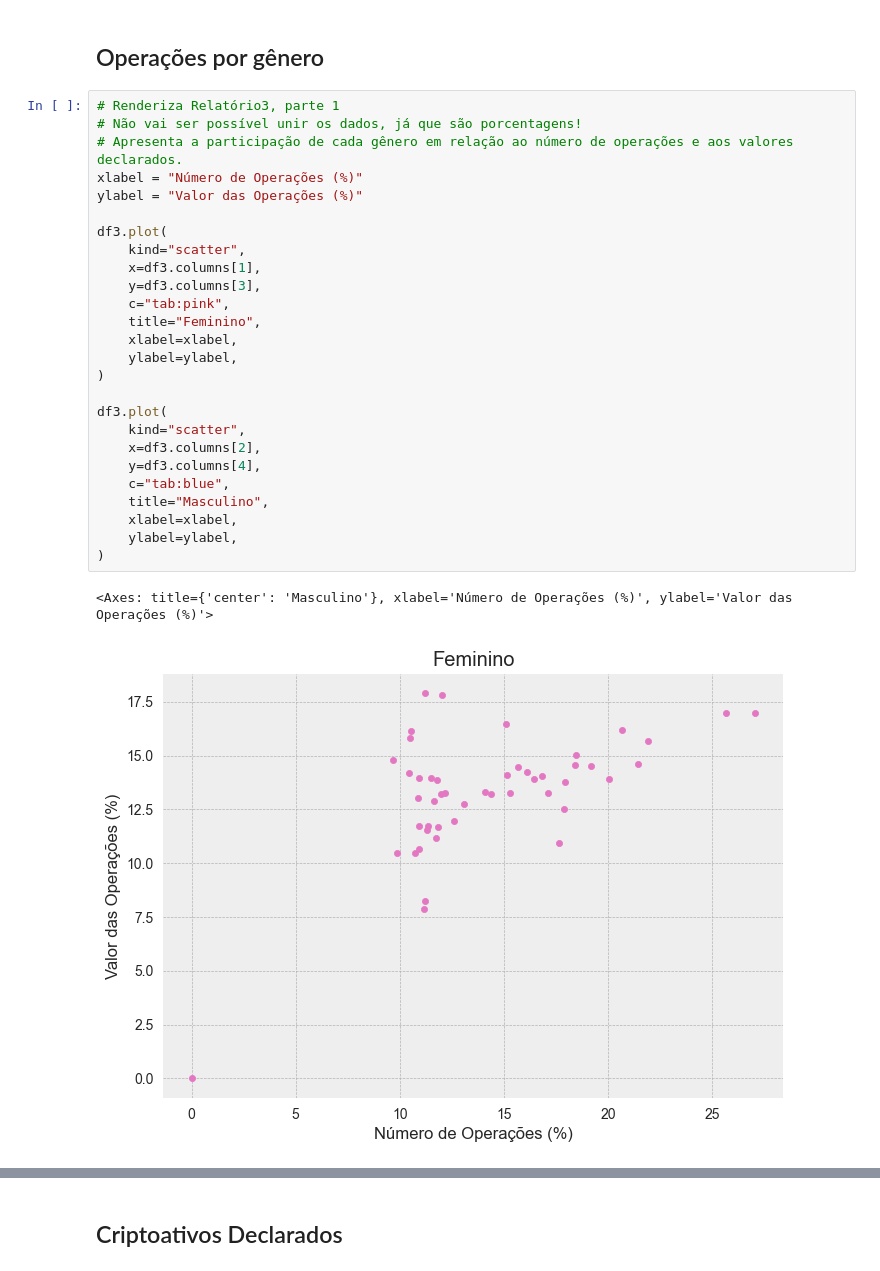
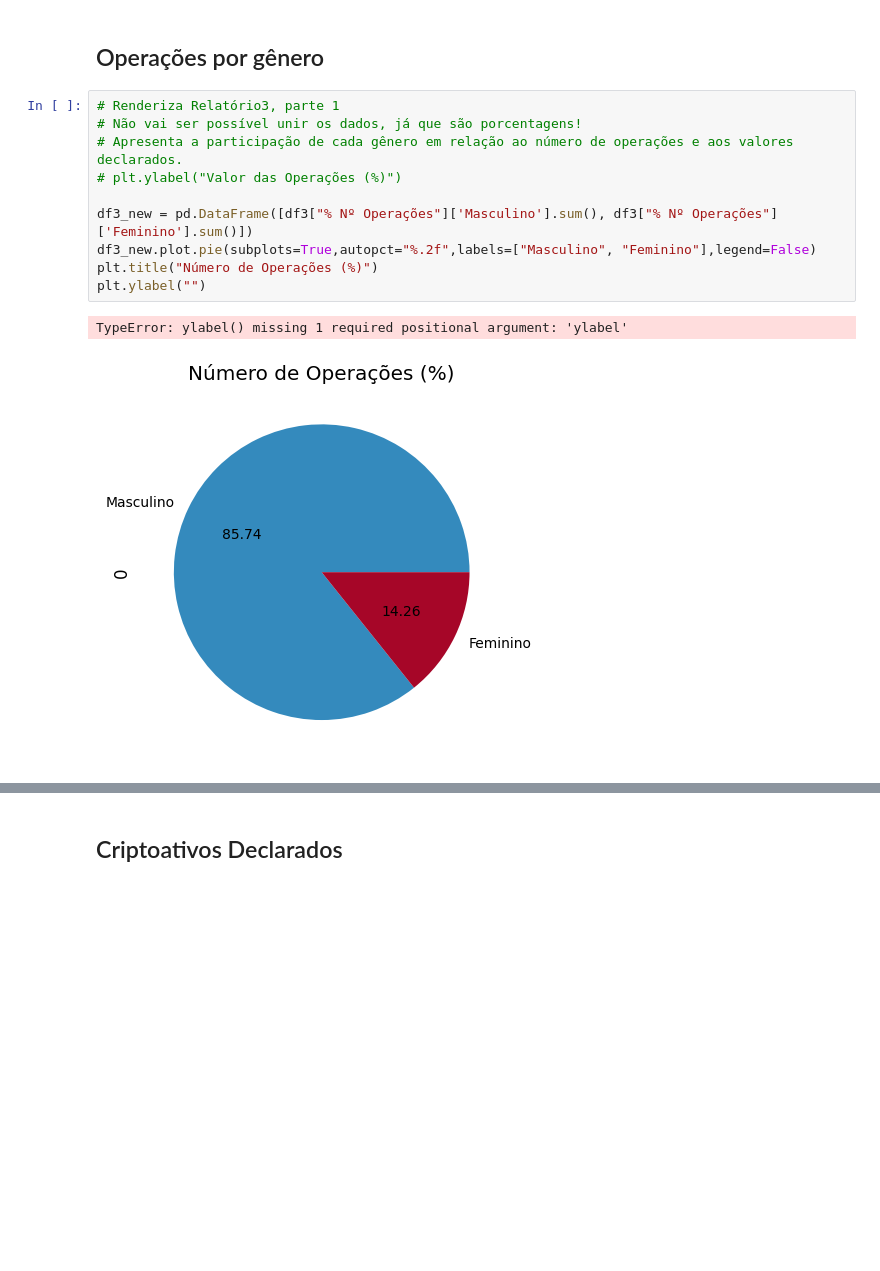
Before and after one commit to thamiresfalbo/tcc-estacio, a Jupyter notebook: notebook/main.ipynb, the cells around one changed output, grey strips where cells are left out. Drawn from its saved outputs; the diff is of its cells as text; blank space fills up the shorter version.

```diff
--- a/notebook/main.ipynb
+++ b/notebook/main.ipynb
@@ -107,29 +104,13 @@ df2_new
 # %%
 # Renderiza Relatório3, parte 1
 # Não vai ser possível unir os dados, já que são porcentagens!
 # Apresenta a participação de cada gênero em relação ao número de operações e aos valores declarados.
-xlabel = "Número de Operações (%)"
-ylabel = "Valor das Operações (%)"
+# plt.ylabel("Valor das Operações (%)")
 
-df3.plot(
-    kind="scatter",
-    x=df3.columns[1],
-    y=df3.columns[3],
-    c="tab:pink",
-    title="Feminino",
-    xlabel=xlabel,
-    ylabel=ylabel,
-)
-
-df3.plot(
-    kind="scatter",
-    x=df3.columns[2],
-    y=df3.columns[4],
-    c="tab:blue",
-    title="Masculino",
-    xlabel=xlabel,
-    ylabel=ylabel,
-)
+df3_new = pd.DataFrame([df3["% Nº Operações"]['Masculino'].sum(), df3["% Nº Operações"]['Feminino'].sum()])
+df3_new.plot.pie(subplots=True,autopct="%.2f",labels=["Masculino", "Feminino"],legend=False)
+plt.title("Número de Operações (%)")
+plt.ylabel("")
 # %% [output]
-<Axes: title={'center': 'Masculino'}, xlabel='Número de Operações (%)', ylabel='Valor das Operações (%)'>
+TypeError: ylabel() missing 1 required positional argument: 'ylabel'
-[figure, old version]
+[figure, new version]
```
Also changed, not shown: parts of 3 cells of this notebook, 1 other file.
